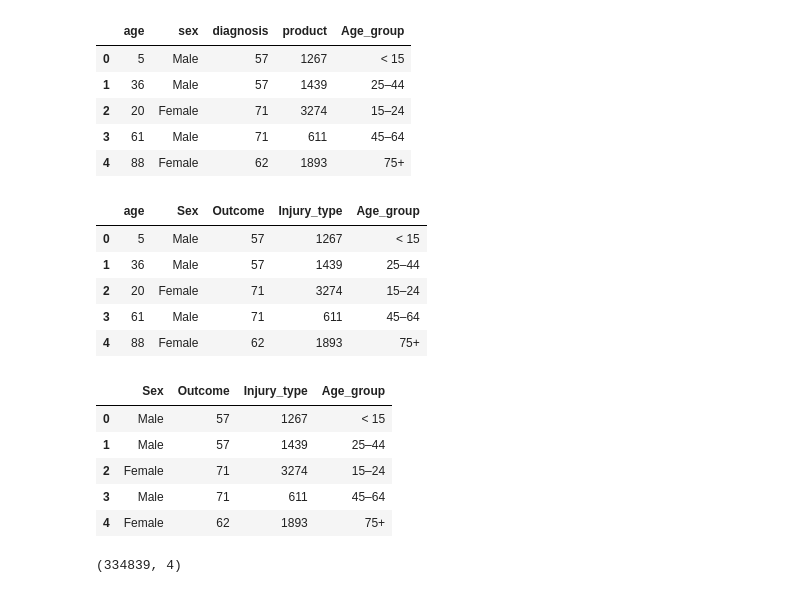
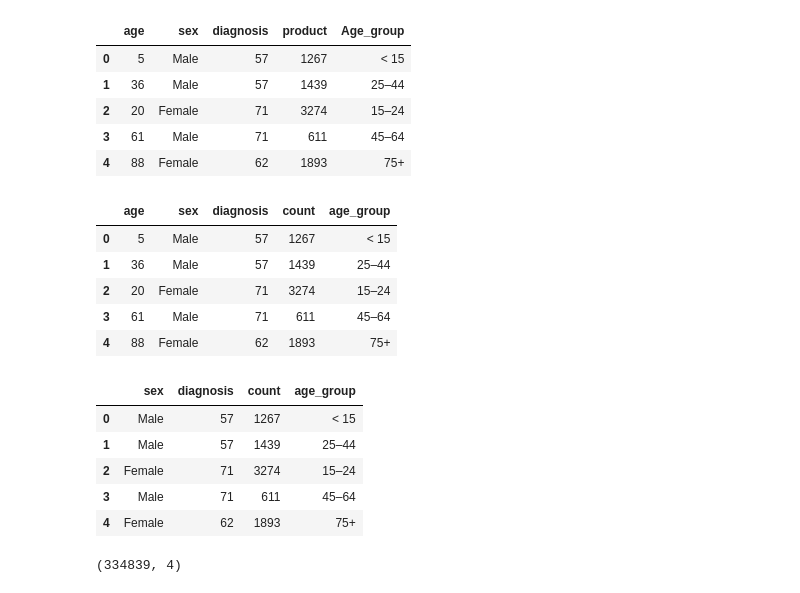
Before and after one commit to petarob/ETL_practice, a Jupyter notebook: injuries.ipynb, the cells around one changed output. Saved outputs shown, nothing was run; the diff lists cells and outputs as text; code cells hidden in the pictures.

```diff
--- a/injuries.ipynb
+++ b/injuries.ipynb
@@ -257,13 +403,13 @@ See the caveats in the documentation: http://pandas.pydata.org/pandas-docs/stabl
 | 3 | 61 | Male | 71 | 611 | 45–64 |
 | 4 | 88 | Female | 62 | 1893 | 75+ |
 # %%
-# Rename table
+# Rename columns to match first table
 
-renamed_accident = accident.rename(columns={"sex": "Sex", "diagnosis": "Outcome",
-                                        "product": "Injury_type"})
+renamed_accident = accident.rename(columns={"sex": "sex", "diagnosis": "diagnosis",
+                                        "product": "count", "Age_group": "age_group"})
 renamed_accident.head()
 # %% [output]
-|  | age | Sex | Outcome | Injury_type | Age_group |
+|  | age | sex | diagnosis | count | age_group |
 | 0 | 5 | Male | 57 | 1267 | < 15 |
 | 1 | 36 | Male | 57 | 1439 | 25–44 |
 | 2 | 20 | Female | 71 | 3274 | 15–24 |
@@ -272,10 +418,10 @@ renamed_accident.head()
 # %%
 # Drop age
 
-injury_df = renamed_accident[["Sex", "Outcome", "Injury_type", "Age_group"]]
+injury_df = renamed_accident[["sex", "diagnosis", "count", "age_group"]]
 injury_df.head()
 # %% [output]
-|  | Sex | Outcome | Injury_type | Age_group |
+|  | sex | diagnosis | count | age_group |
 | 0 | Male | 57 | 1267 | < 15 |
 | 1 | Male | 57 | 1439 | 25–44 |
 | 2 | Female | 71 | 3274 | 15–24 |
```
Also changed, not shown: parts of 30 cells of this notebook, 3 other files.
